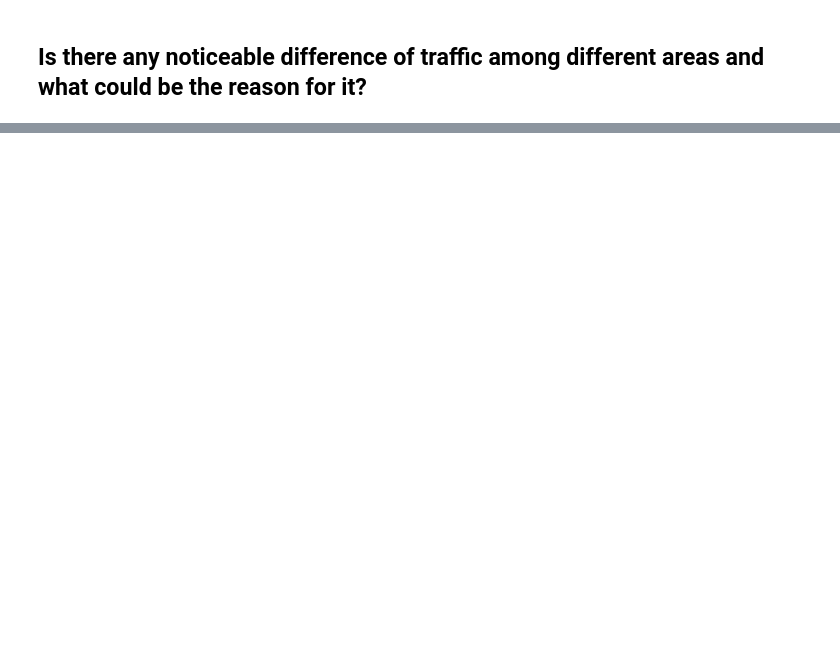
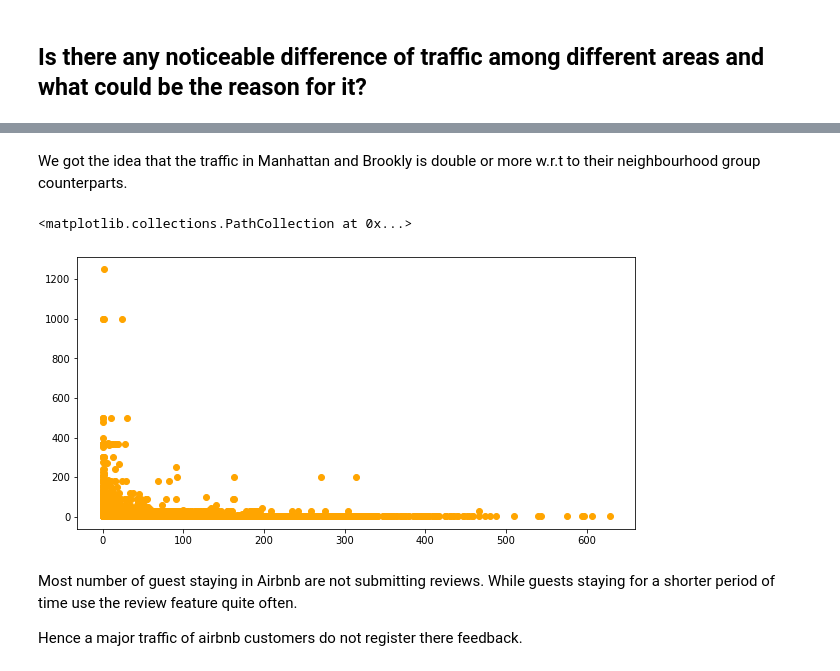
Before and after one commit to Shashwat-spyder/Airbnb-data-analysis, a Jupyter notebook: Shashwat_pani_EDA_Airbnb_Bookings_Analysis_Capstone_Project.ipynb, the cells around one changed output, grey strips where cells are left out. Drawn from its saved outputs; the diff is of its cells as text; code cells hidden in the pictures; blank space fills up the shorter version.

```diff
--- a/Shashwat_pani_EDA_Airbnb_Bookings_Analysis_Capstone_Project.ipynb
+++ b/Shashwat_pani_EDA_Airbnb_Bookings_Analysis_Capstone_Project.ipynb
@@ -450,0 +453,13 @@ Dona, Jj and Maya are the busiest hosts beacuse they listed entire home/apt and
+# %% [markdown]
+We got the idea that the traffic in Manhattan and Brookly is double or more w.r.t to their neighbourhood group counterparts.
+# %%
+fig=plt.figure(figsize=(10,5))
+
+plt.scatter(bnb_df['number_of_reviews'],bnb_df['minimum_nights'], color='orange')
+# %% [output]
+<matplotlib.collections.PathCollection at 0x...>
+[figure, added]
+# %% [markdown]
+Most number of guest staying in Airbnb are not submitting reviews. While guests staying for a shorter period of time use the review feature quite often.
+
+Hence a major traffic of airbnb customers do not register there feedback.
```
Also changed, not shown: parts of 19 cells of this notebook.
